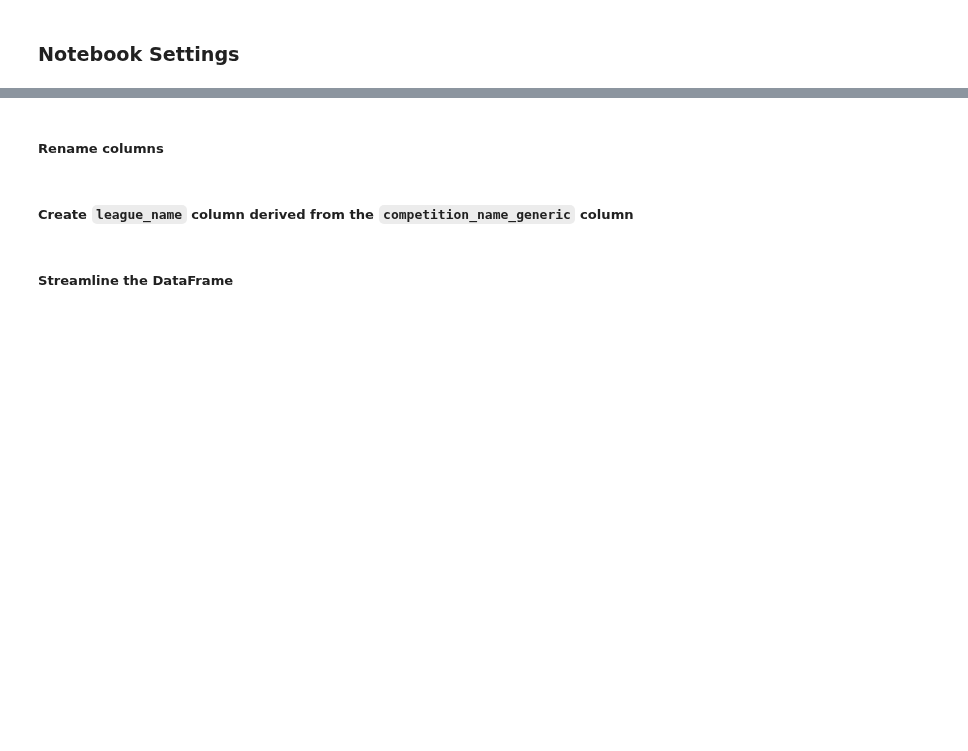
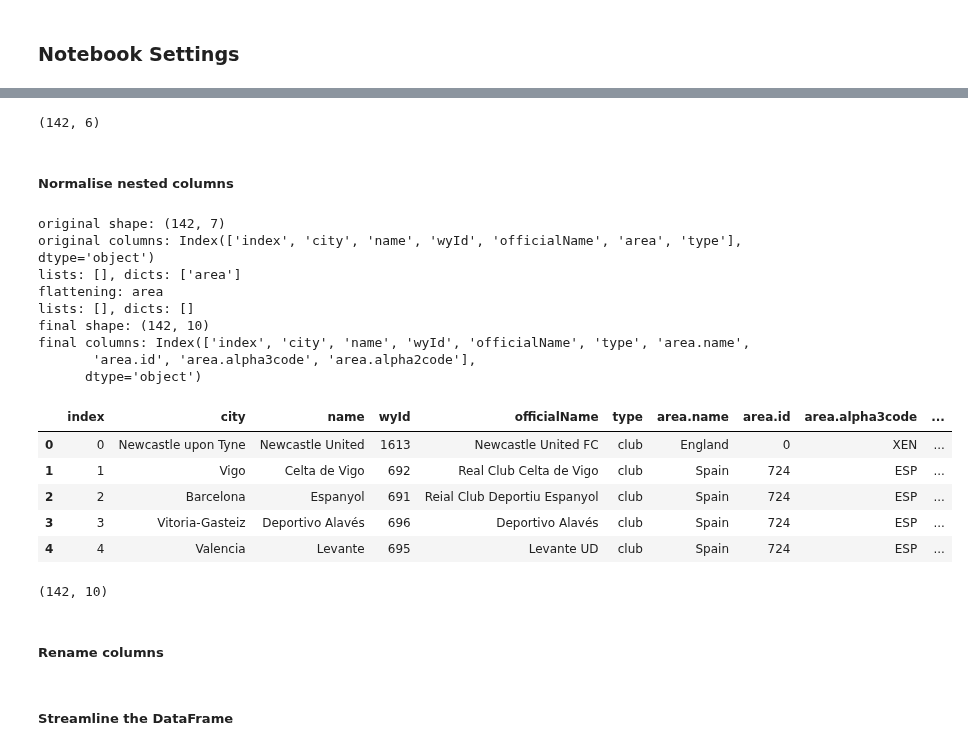
Before and after one commit to eddwebster/football_analytics, a Jupyter notebook: notebooks/2_data_parsing/Wyscout Parsing.ipynb, the cells around one changed output, grey strips where cells are left out. Drawn from its saved outputs; the diff is of its cells as text; code cells hidden in the pictures; blank space fills up the shorter version.

```diff
--- a/notebooks/2_data_parsing/Wyscout Parsing.ipynb
+++ b/notebooks/2_data_parsing/Wyscout Parsing.ipynb
@@ -312,0 +337,7 @@ df_wyscout_competitions_data_flat
+# %%
+# Read JSON file as a JSON string and create a pandas DataFrame form the resulting JSON string
+json_teams = read_json_file(data_dir_wyscout + '/raw/json/' + 'teams.json')
+df_teams = pd.read_json(json_teams)
+
+# Display DataFrame
+df_teams.head()
@@ -313,2 +351,34 @@ df_wyscout_competitions_data_flat
+# %%
+df_teams.shape
+# %% [output]
+(142, 6)
+# %% [markdown]
+##### Normalise nested columns
+# %%
+# Flatten the nested dictionaries
+df_teams_flat = flatten_nested_json_df(df_teams)
+
+# Display DataFrame
+df_teams_flat.head()
+# %% [output]
+original shape: (142, 7)
+original columns: Index(['index', 'city', 'name', 'wyId', 'officialName', 'area', 'type'], dtype='object')
+lists: [], dicts: ['area']
+flattening: area
+lists: [], dicts: []
+final shape: (142, 10)
+final columns: Index(['index', 'city', 'name', 'wyId', 'officialName', 'type', 'area.name',
+       'area.id', 'area.alpha3code', 'area.alpha2code'],
+      dtype='object')
+|  | index | city | name | wyId | officialName | type | area.name | area.id | area.alpha3code | ... |
+| 0 | 0 | Newcastle upon Tyne | Newcastle United | 1613 | Newcastle United FC | club | England | 0 | XEN | ... |
+| 1 | 1 | Vigo | Celta de Vigo | 692 | Real Club Celta de Vigo | club | Spain | 724 | ESP | ... |
+| 2 | 2 | Barcelona | Espanyol | 691 | Reial Club Deportiu Espanyol | club | Spain | 724 | ESP | ... |
+| 3 | 3 | Vitoria-Gasteiz | Deportivo Alavés | 696 | Deportivo Alavés | club | Spain | 724 | ESP | ... |
+| 4 | 4 | Valencia | Levante | 695 | Levante UD | club | Spain | 724 | ESP | ... |
+# %%
+df_teams_flat.shape
+# %% [output]
+(142, 10)
 # %% [markdown]
 ##### Rename columns
@@ -326,2 +384,0 @@ df_wyscout_competitions_data_flat = df_wyscout_competitions_data_flat.rename(col
-# %% [markdown]
-##### Create `league_name` column derived from the `competition_name_generic` column
```
Also changed, not shown: parts of 241 cells of this notebook.
